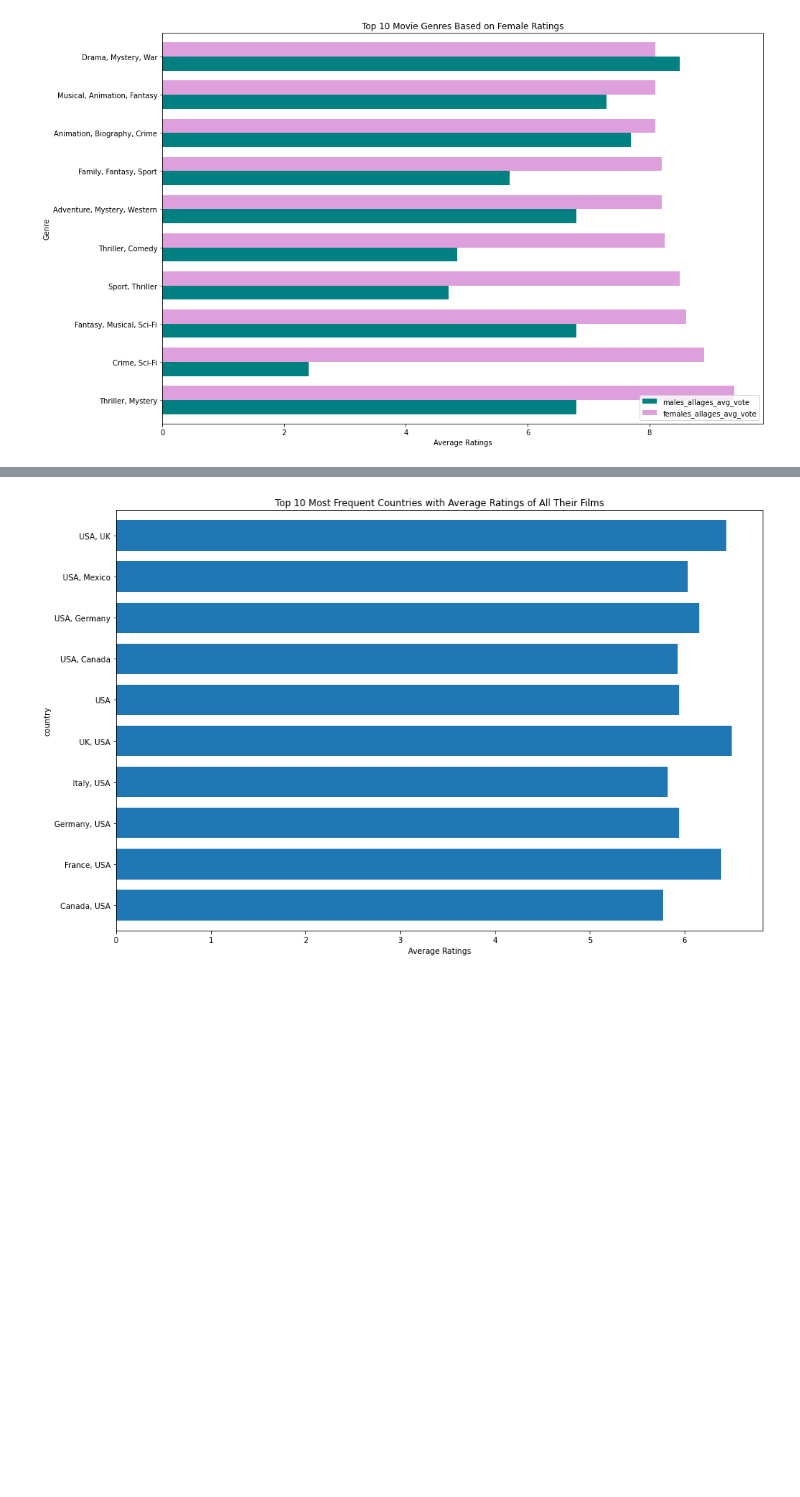
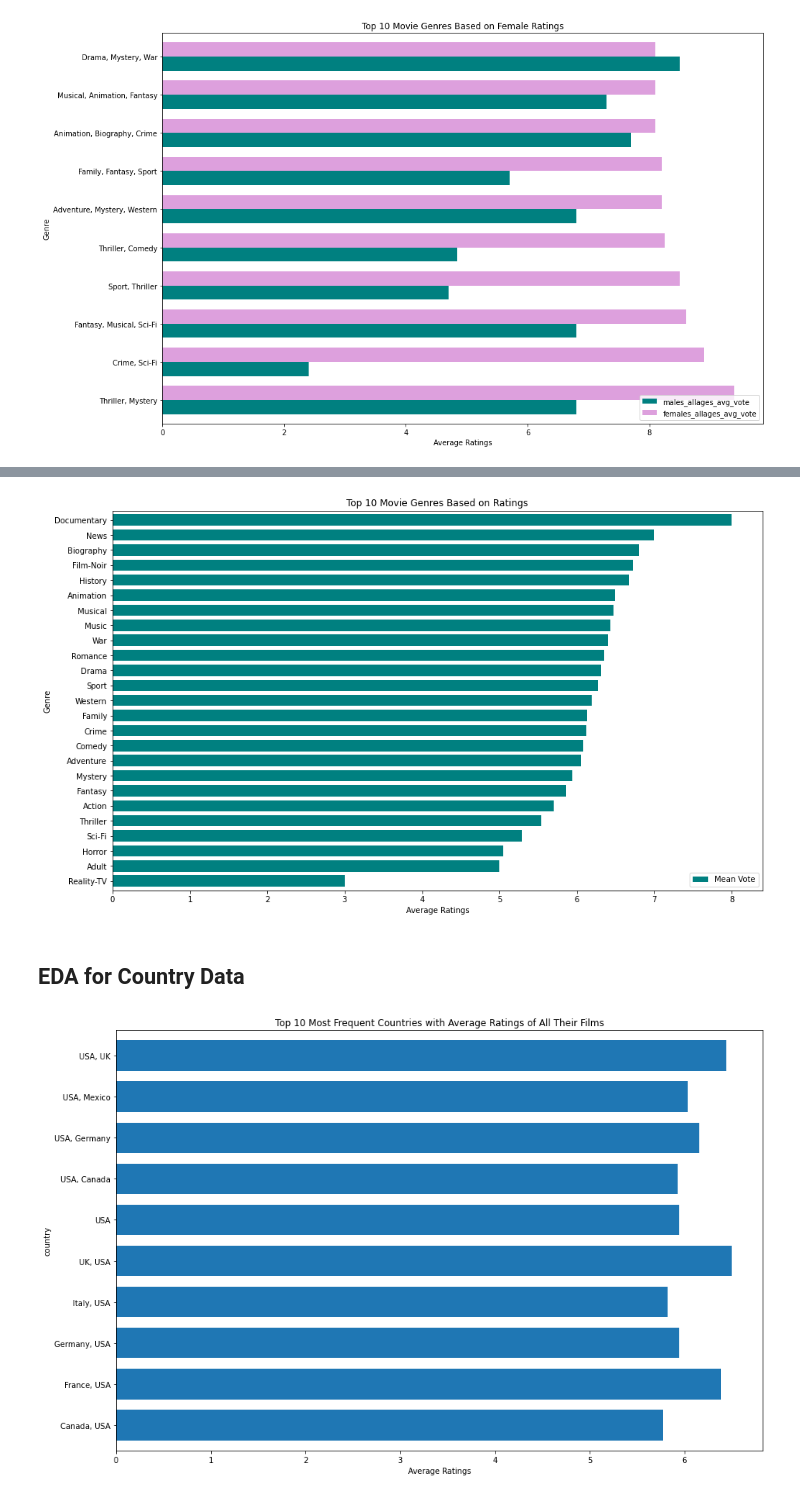
Before and after one commit to paola-perezrivera/CS418-Movie-Model, a Jupyter notebook: IMDb.ipynb, the cells around one changed output, grey strips where cells are left out. Saved outputs shown, nothing was run; the diff lists cells and outputs as text; code cells hidden in the pictures; blank space fills up the shorter version.

```diff
--- a/IMDb.ipynb
+++ b/IMDb.ipynb
@@ -256,3 +453,13 @@ plt.xlabel("Average Ratings");
+# %%
+# Top ten movie genres based on ratings
+genres_melt = genres_melt.sort_values(['Mean Vote'], ascending = True);
+genres_melt.plot.barh(figsize=(15,9), x="Genres", width=.75, xlabel="Genre", title="Top 10 Movie Genres Based on Ratings", color="teal");
+plt.xlabel("Average Ratings")
+plt.xticks(rotation='horizontal');
+# %% [output]
+[figure, added]
+# %% [markdown]
+## EDA for Country Data
 # %%
 ## EDA, Looking For Relation between Country Origin & Rating
 ## ---------------------------------------------------------
```
Also changed, not shown: parts of 12 cells of this notebook.
